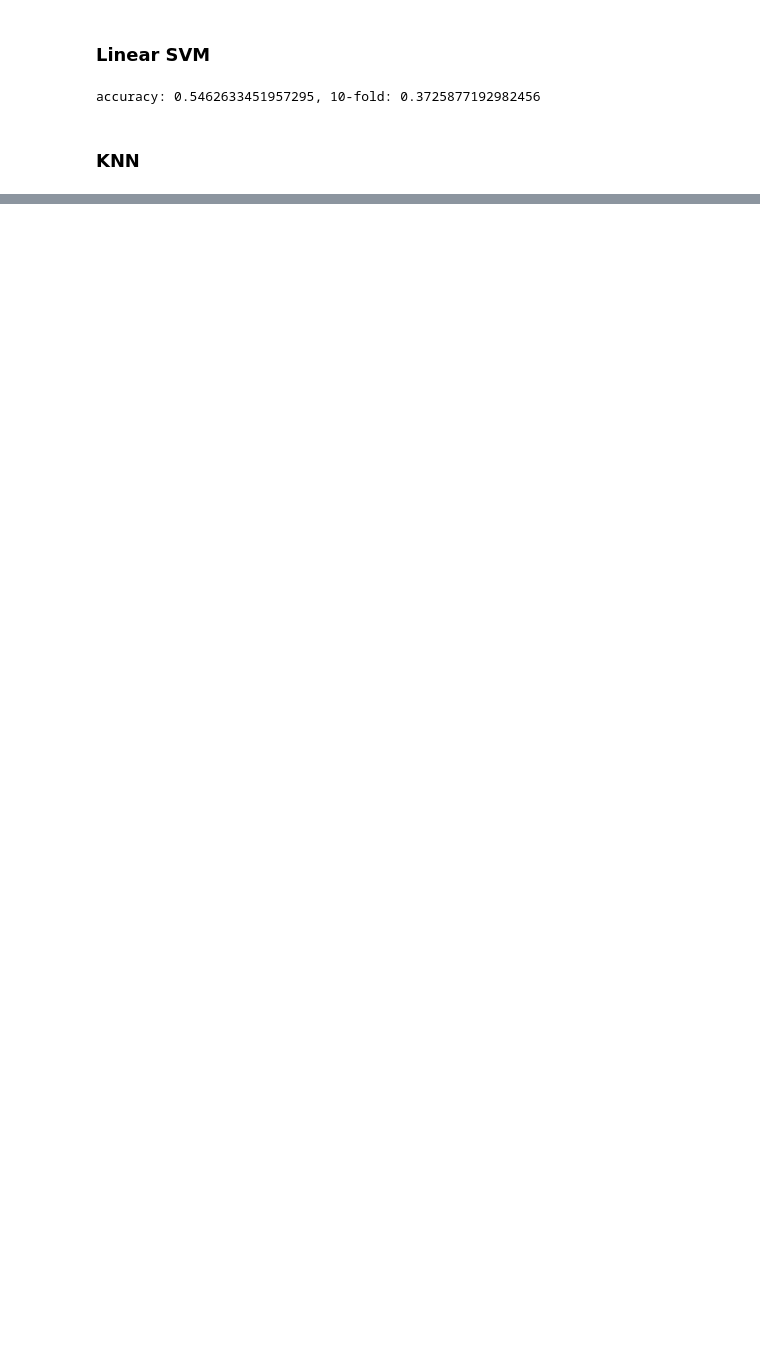
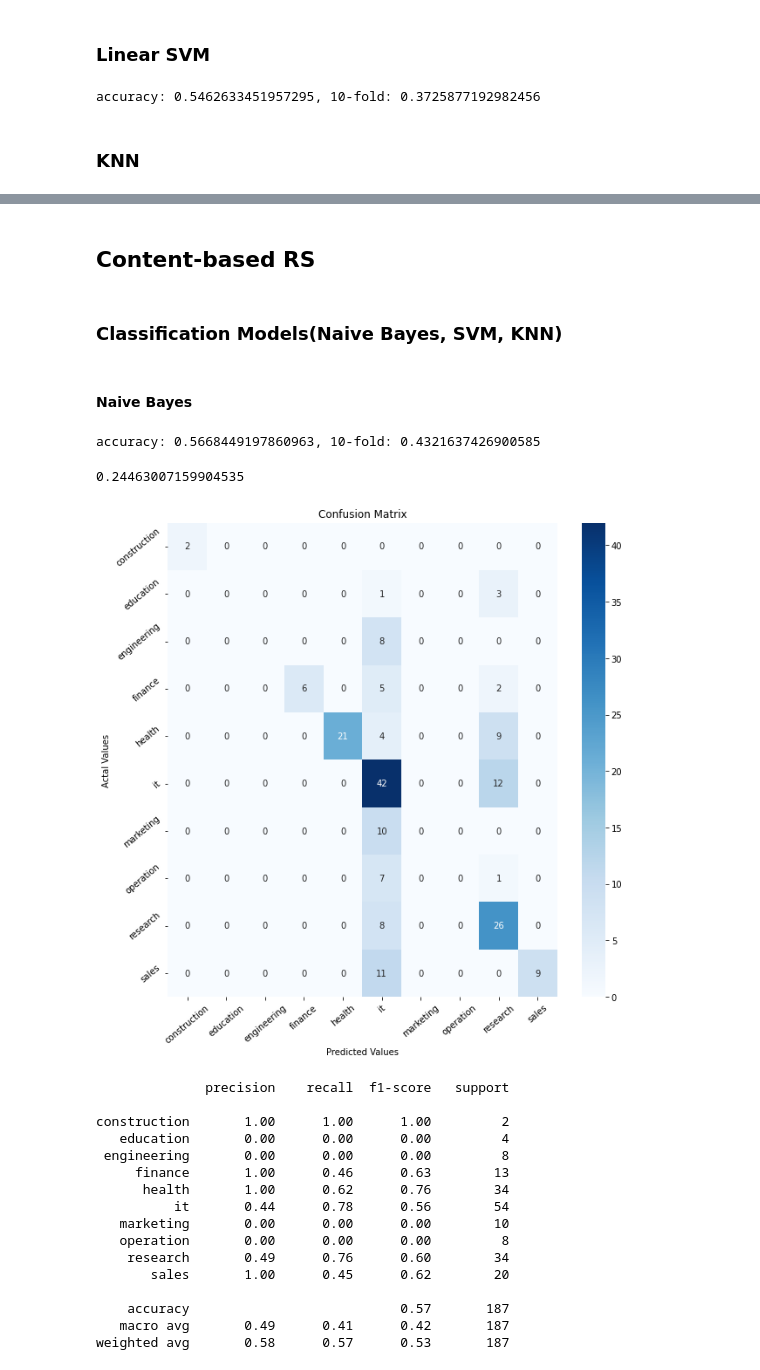
Before and after one commit to Data-Sciecne-Applications/resume-recommendation-system, a Jupyter notebook: models/tfidf_model.ipynb, the cells around one changed output, grey strips where cells are left out. Saved outputs shown, nothing was run; the diff lists cells and outputs as text; code cells hidden in the pictures; blank space fills up the shorter version.

```diff
--- a/models/tfidf_model.ipynb
+++ b/models/tfidf_model.ipynb
@@ -347,0 +369,5 @@ cossim.shape
+# %%
+kmean_model = KMeans(n_clusters=len(unique_labels), random_state=41)
+pred_kmeans_jobs = kmean_model.fit_predict(pd.DataFrame(vec.transform(df_jobs['department']).toarray()))
+pred_kmeans_applicant = kmean_model.predict(vec.transform([applicant['Resume_c']]))[0]
+pred_kmeans_applicant # prediction: number of cluster
@@ -347,0 +376,2 @@ cossim.shape
+# %%
+df_jobs['cluster'] = kmean_model.labels_ #add clustering label to data
@@ -347,0 +391,49 @@ cossim.shape
+# %% [markdown]
+## Content-based RS
+# %% [markdown]
+### Classification Models(Naive Bayes, SVM, KNN)
+# %% [markdown]
+#### Naive Bayes
+# %%
+# train a classification model based on job description
+nb_clf = Pipeline([
+    ('tf', vec),
+    ('clf', MultinomialNB()),
+])
+
+nb_clf.fit(x_train_80, y_train_80)
+pred = nb_clf.predict(x_test_10)
+accuracy = np.mean(pred == y_test_10)
+cross_val = cross_val_score(nb_clf, x_val_10, y_val_10, cv=10)
+print(f"accuracy: {accuracy}, 10-fold: {np.mean(cross_val)}")
+# %% [output]
+accuracy: 0.5668449197860963, 10-fold: 0.4321637426900585
+# %%
+# test accuracy on filtering resume based on department/ industry/ category
+pred_resume = nb_clf.predict(df_resume['Resume_c'])
+accuracy = np.mean(pred_resume == df_resume['Category'])
+accuracy
+# %% [output]
+0.24463007159904535
+# %%
+# get confusion matrix
+unique_labels = np.unique(df_jobs['department'])
+cf_report = hf.get_classification_report(unique_labels, y_test_10, pred)
+# %% [output]
+[figure, added]
+              precision    recall  f1-score   support
+
+construction       1.00      1.00      1.00         2
+   education       0.00      0.00      0.00         4
+ engineering       0.00      0.00      0.00         8
+     finance       1.00      0.46      0.63        13
+      health       1.00      0.62      0.76        34
+          it       0.44      0.78      0.56        54
+   marketing       0.00      0.00      0.00        10
+   operation       0.00      0.00      0.00         8
+    research       0.49      0.76      0.60        34
+       sales       1.00      0.45      0.62        20
+
+    accuracy                           0.57       187
+   macro avg       0.49      0.41      0.42       187
+weighted avg       0.58      0.57      0.53       187
```
Also changed, not shown: parts of 70 cells of this notebook, 3 other files.
